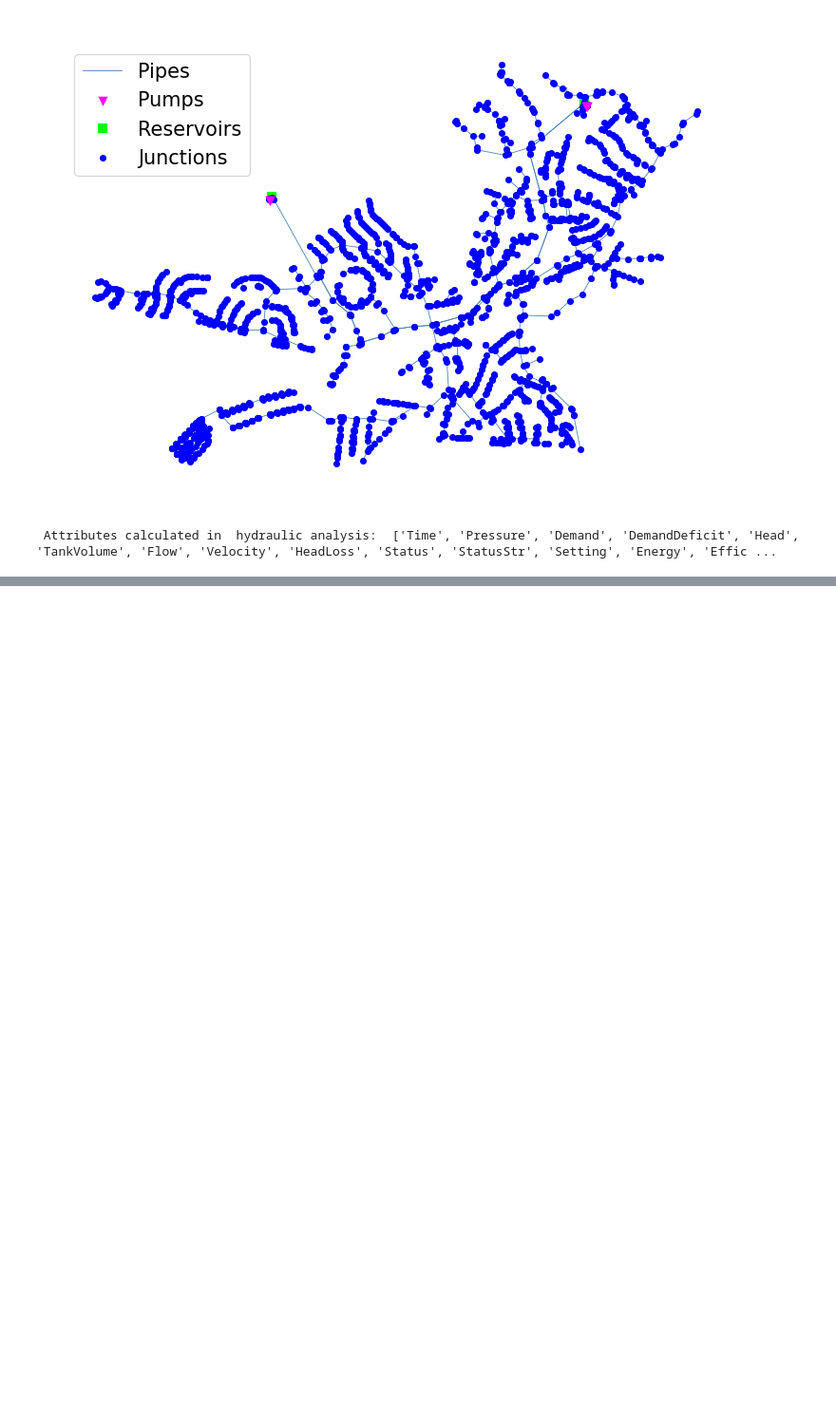
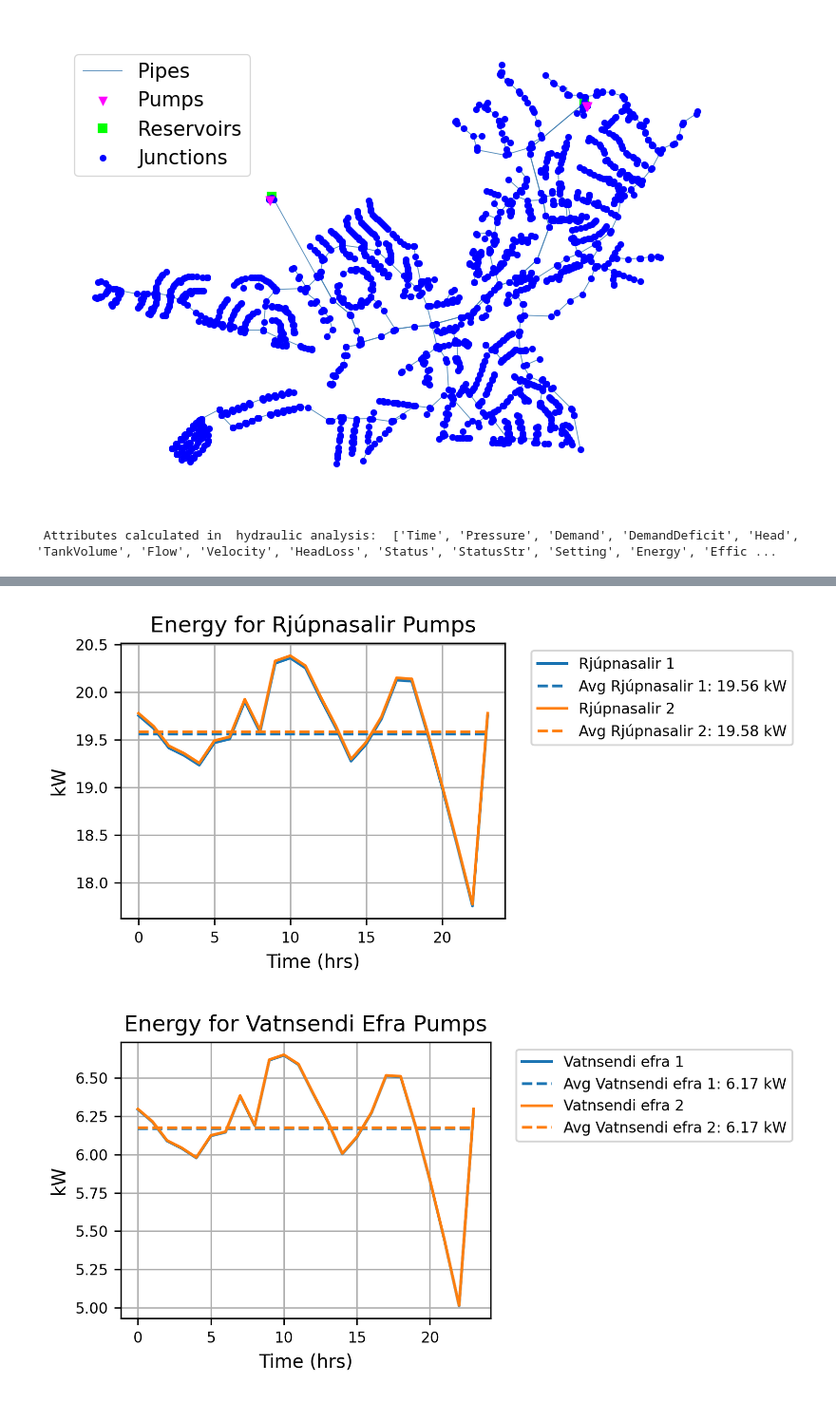
Before and after one commit to frodibrooks/OptimisedHeating, a Jupyter notebook: Epanet_python/Simulate_Vatnsendi.ipynb, the cells around one changed output, grey strips where cells are left out. Shown at 95% size. Cells and saved outputs as stored; diff of their text form; code cells hidden in the pictures; blank space fills up the shorter version.

Commit message:
plotted the consumption for the real pumps

```diff
--- a/Epanet_python/Simulate_Vatnsendi.ipynb
+++ b/Epanet_python/Simulate_Vatnsendi.ipynb
@@ -198,0 +236,58 @@ plt.show()
+# %%
+# Group the links into three separate plots
+grouped_links = {
+    "Rjúpnasalir Pumps": ['17', '10'],
+    "Vatnsendi Efra Pumps": ['25', '26'],
+    "Vatnsendi Neðra Pump": ['27']
+}
+
+custom_legend_names = {
+    '17': 'Rjúpnasalir 1',
+    '10': 'Rjúpnasalir 2',
+    '25': 'Vatnsendi efra 1',
+    '26': 'Vatnsendi efra 2',
+    '27': 'Vatnsendi neðra'
+}
+
+# Loop through each group and create a separate plot
+for title, link_group in grouped_links.items():
+    plt.figure(figsize=(6, 3))
+
+    legend_lines = []
+    legend_labels = []
+
+    for link_name in link_group:
+        index = link_indices[link_input_names.index(link_name)]  # Get index from input list
+        kw = hyd_res.Energy[:, index - 1]  # Extract energy data
+
+        legend_name = custom_legend_names.get(link_name, f'Link {link_name}')
+        line, = plt.plot(hrs_time, kw, label=legend_name)
+
+        # Compute and plot the average
+        avg_kw = np.mean(kw)
+        avg_line, = plt.plot(hrs_time, np.full_like(hrs_time, avg_kw), linestyle='dashed', color=line.get_color())
+
+        # Store legend entries
+        legend_lines.append(line)
+        legend_labels.append(legend_name)
+
+        legend_lines.append(avg_line)
+        legend_labels.append(f'Avg {legend_name}: {avg_kw:.2f} kW')
+
+    # Customize the plot
+    plt.title(f'Energy for {title}')
+    plt.xlabel('Time (hrs)')
+    plt.ylabel('kW')
+    plt.grid(True)
+
+    # Add legend
+    plt.legend(legend_lines, legend_labels, loc='upper left', bbox_to_anchor=(1.05, 1), fontsize=8)
+
+    # Adjust layout
+    plt.tight_layout()
+
+    # Show the plot
+    plt.show()
+# %% [output]
+[figure, added]
+[figure, added]
```
Also changed, not shown: parts of 5 cells of this notebook, 10 other files.
